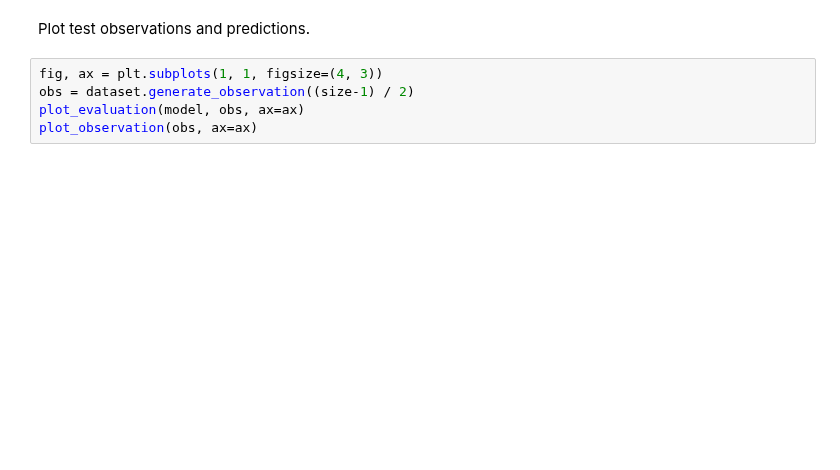
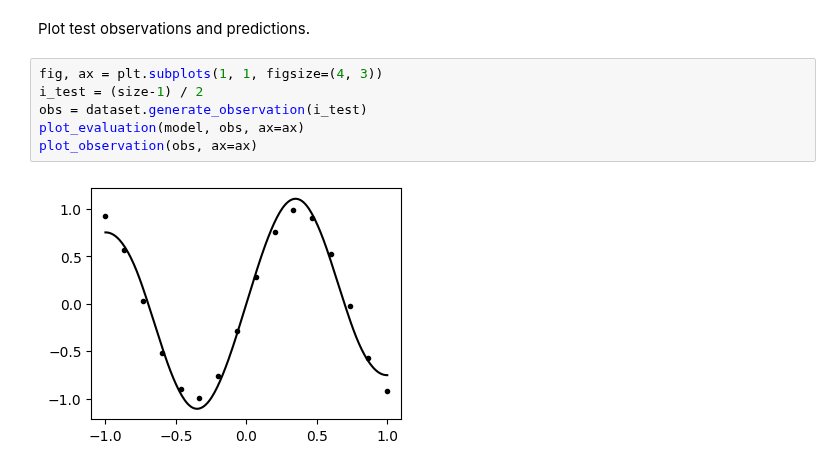
Before and after one commit to aai-institute/continuiti, a Jupyter notebook: notebooks/sine.ipynb, the cells around one changed output. Drawn from its saved outputs; the diff is of its cells as text; blank space fills up the shorter version.

```diff
--- a/notebooks/sine.ipynb
+++ b/notebooks/sine.ipynb
@@ -62,6 +65,9 @@ for i in range(size):
 Plot test observations and predictions.
 # %%
 fig, ax = plt.subplots(1, 1, figsize=(4, 3))
-obs = dataset.generate_observation((size-1) / 2)
+i_test = (size-1) / 2
+obs = dataset.generate_observation(i_test)
 plot_evaluation(model, obs, ax=ax)
 plot_observation(obs, ax=ax)
+# %% [output]
+[figure, added]
```
Also changed, not shown: parts of 5 cells of this notebook, 2 other files.
